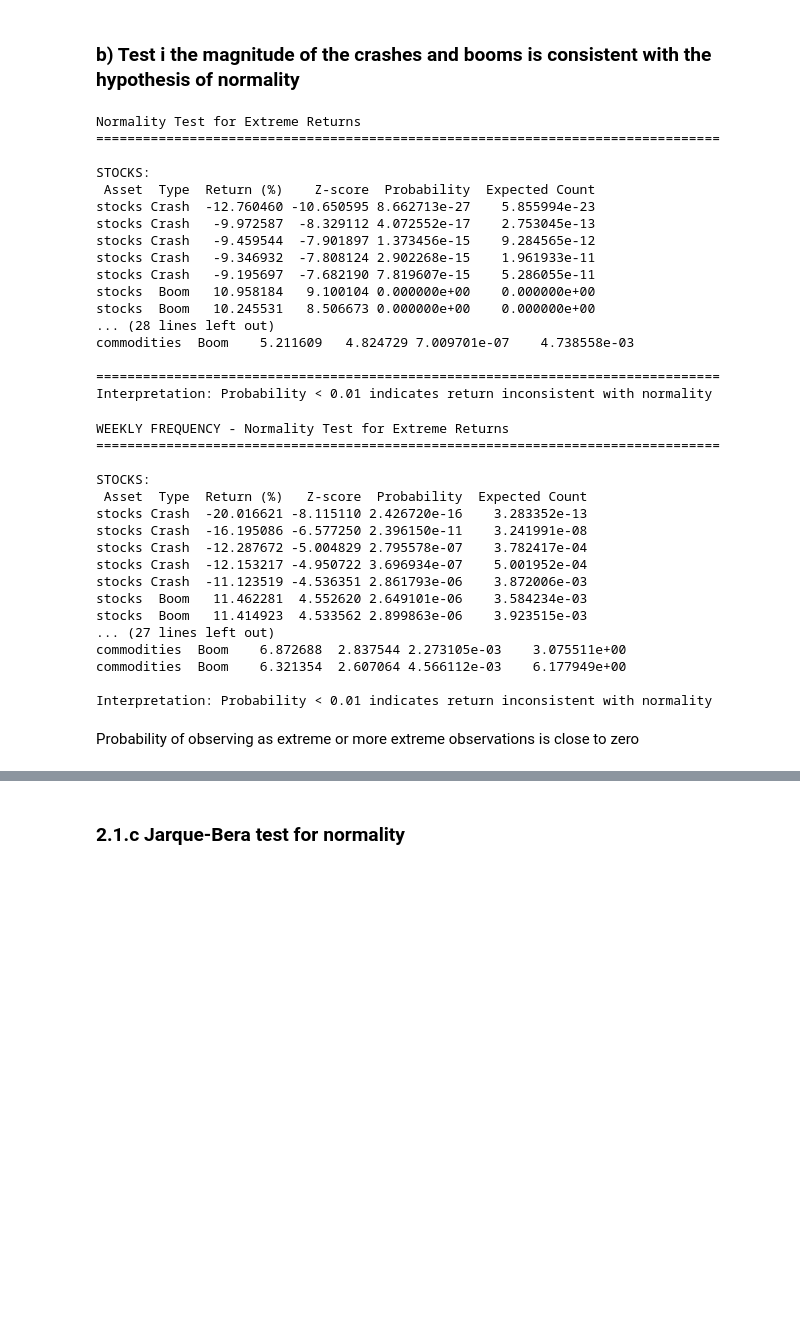
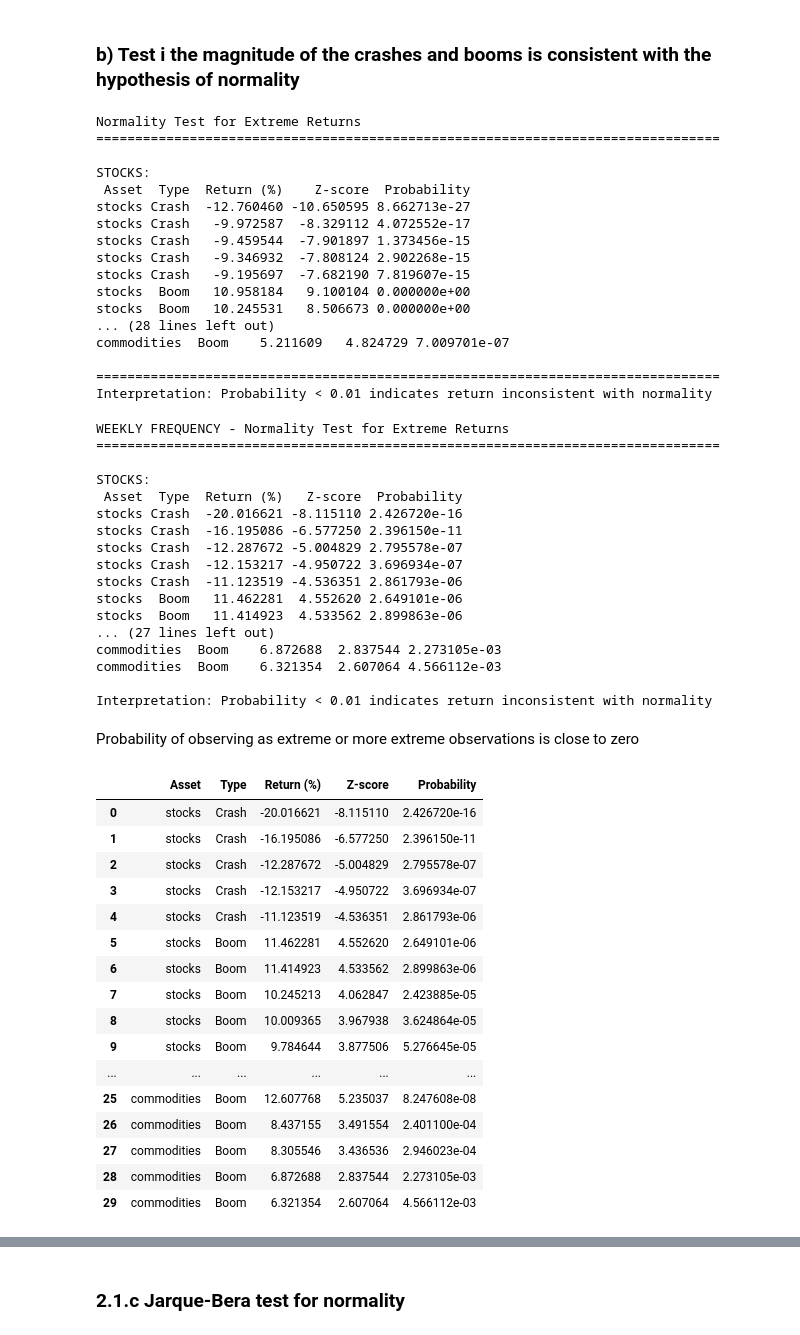
Before and after one commit to pamaths/financial_econometrics_I, a Jupyter notebook: notebooks/fineco_.ipynb, the cells around one changed output, grey strips where cells are left out. Saved outputs shown, nothing was run; the diff lists cells and outputs as text; code cells hidden in the pictures; blank space fills up the shorter version.

```diff
--- a/notebooks/fineco_.ipynb
+++ b/notebooks/fineco_.ipynb
@@ -68,7 +77,7 @@ def test_normality(returns, asset_name, n_extremes=5):
                 'Return (%)': ret * 100,
                 'Z-score': z_score,
                 'Probability': prob,
-                'Expected Count': n_obs * prob
+                # 'Expected Count': n_obs * prob
             })
     return results
 
@@ -313,16 +500,16 @@ Normality Test for Extreme Returns
 ================================================================================
 
 STOCKS:
- Asset  Type  Return (%)    Z-score  Probability  Expected Count
-stocks Crash  -12.760460 -10.650595 8.662713e-27    5.855994e-23
-stocks Crash   -9.972587  -8.329112 4.072552e-17    2.753045e-13
-stocks Crash   -9.459544  -7.901897 1.373456e-15    9.284565e-12
-stocks Crash   -9.346932  -7.808124 2.902268e-15    1.961933e-11
-stocks Crash   -9.195697  -7.682190 7.819607e-15    5.286055e-11
-stocks  Boom   10.958184   9.100104 0.000000e+00    0.000000e+00
-stocks  Boom   10.245531   8.506673 0.000000e+00    0.000000e+00
+ Asset  Type  Return (%)    Z-score  Probability
+stocks Crash  -12.760460 -10.650595 8.662713e-27
+stocks Crash   -9.972587  -8.329112 4.072552e-17
+stocks Crash   -9.459544  -7.901897 1.373456e-15
+stocks Crash   -9.346932  -7.808124 2.902268e-15
+stocks Crash   -9.195697  -7.682190 7.819607e-15
+stocks  Boom   10.958184   9.100104 0.000000e+00
+stocks  Boom   10.245531   8.506673 0.000000e+00
 ... (28 lines left out)
-commodities  Boom    5.211609   4.824729 7.009701e-07    4.738558e-03
+commodities  Boom    5.211609   4.824729 7.009701e-07
 
 ================================================================================
 Interpretation: Probability < 0.01 indicates return inconsistent with normality
@@ -342,18 +529,38 @@ WEEKLY FREQUENCY - Normality Test for Extreme Returns
 ================================================================================
 
 STOCKS:
- Asset  Type  Return (%)   Z-score  Probability  Expected Count
-stocks Crash  -20.016621 -8.115110 2.426720e-16    3.283352e-13
-stocks Crash  -16.195086 -6.577250 2.396150e-11    3.241991e-08
-stocks Crash  -12.287672 -5.004829 2.795578e-07    3.782417e-04
-stocks Crash  -12.153217 -4.950722 3.696934e-07    5.001952e-04
-stocks Crash  -11.123519 -4.536351 2.861793e-06    3.872006e-03
-stocks  Boom   11.462281  4.552620 2.649101e-06    3.584234e-03
-stocks  Boom   11.414923  4.533562 2.899863e-06    3.923515e-03
+ Asset  Type  Return (%)   Z-score  Probability
+stocks Crash  -20.016621 -8.115110 2.426720e-16
+stocks Crash  -16.195086 -6.577250 2.396150e-11
+stocks Crash  -12.287672 -5.004829 2.795578e-07
+stocks Crash  -12.153217 -4.950722 3.696934e-07
+stocks Crash  -11.123519 -4.536351 2.861793e-06
+stocks  Boom   11.462281  4.552620 2.649101e-06
+stocks  Boom   11.414923  4.533562 2.899863e-06
 ... (27 lines left out)
-commodities  Boom    6.872688  2.837544 2.273105e-03    3.075511e+00
-commodities  Boom    6.321354  2.607064 4.566112e-03    6.177949e+00
+commodities  Boom    6.872688  2.837544 2.273105e-03
+commodities  Boom    6.321354  2.607064 4.566112e-03
 
 Interpretation: Probability < 0.01 indicates return inconsistent with normality
 # %% [markdown]
 Probability of observing as extreme or more extreme observations is close to zero
+# %%
+normality_test_weekly
+# %% [output]
+|  | Asset | Type | Return (%) | Z-score | Probability |
+| 0 | stocks | Crash | -20.016621 | -8.115110 | 2.426720e-16 |
+| 1 | stocks | Crash | -16.195086 | -6.577250 | 2.396150e-11 |
+| 2 | stocks | Crash | -12.287672 | -5.004829 | 2.795578e-07 |
+| 3 | stocks | Crash | -12.153217 | -4.950722 | 3.696934e-07 |
+| 4 | stocks | Crash | -11.123519 | -4.536351 | 2.861793e-06 |
+| 5 | stocks | Boom | 11.462281 | 4.552620 | 2.649101e-06 |
+| 6 | stocks | Boom | 11.414923 | 4.533562 | 2.899863e-06 |
+| 7 | stocks | Boom | 10.245213 | 4.062847 | 2.423885e-05 |
+| 8 | stocks | Boom | 10.009365 | 3.967938 | 3.624864e-05 |
+| 9 | stocks | Boom | 9.784644 | 3.877506 | 5.276645e-05 |
+| ... | ... | ... | ... | ... | ... |
+| 25 | commodities | Boom | 12.607768 | 5.235037 | 8.247608e-08 |
+| 26 | commodities | Boom | 8.437155 | 3.491554 | 2.401100e-04 |
+| 27 | commodities | Boom | 8.305546 | 3.436536 | 2.946023e-04 |
+| 28 | commodities | Boom | 6.872688 | 2.837544 | 2.273105e-03 |
+| 29 | commodities | Boom | 6.321354 | 2.607064 | 4.566112e-03 |
```
Also changed, not shown: parts of 15 cells of this notebook.
